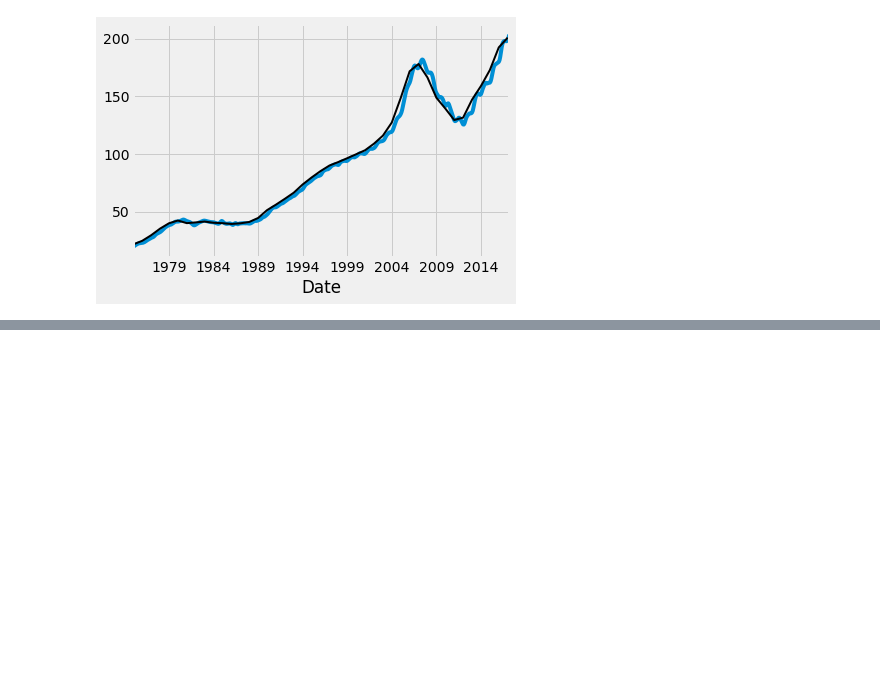
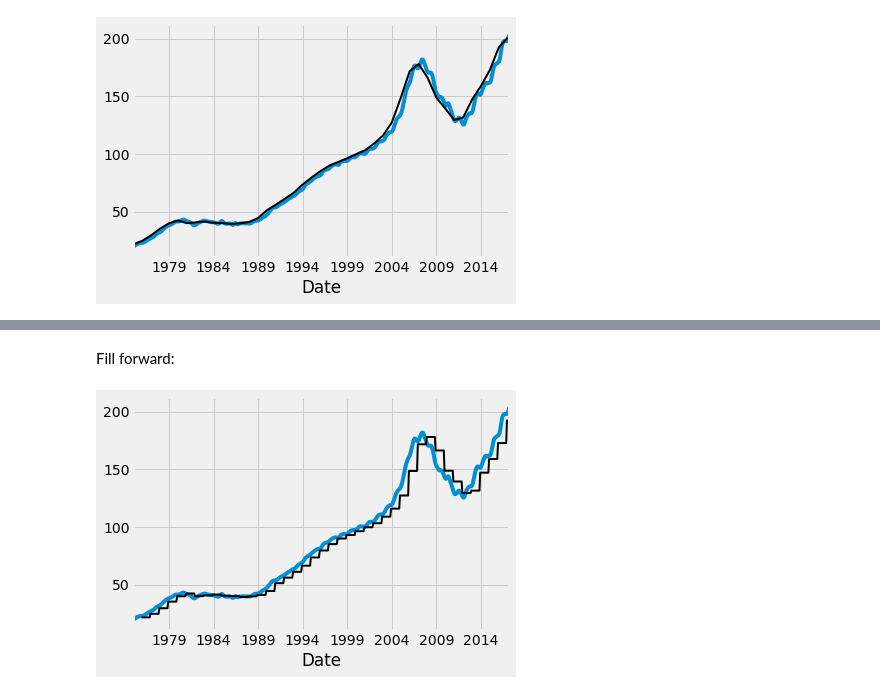
Before and after one commit to jaredconnor301/national_housing_price_analysis, a Jupyter notebook: real_estate_analysis.ipynb, the cells around one changed output, grey strips where cells are left out. Drawn from its saved outputs; the diff is of its cells as text; code cells hidden in the pictures; blank space fills up the shorter version.

```diff
--- a/real_estate_analysis.ipynb
+++ b/real_estate_analysis.ipynb
@@ -136,0 +203,7 @@ plt.show()
+# %%
+pickle_in = open("states_housing_index.pickle", "rb")
+HPI_data = pickle.load(pickle_in)
+
+HPI_data['OR_SA'] = HPI_data['OR'].resample('A').mean()
+HPI_data.fillna(method='ffill', inplace=True)
+print(HPI_data[['OR','OR_SA']])
@@ -136,0 +228,11 @@ plt.show()
+# %% [markdown]
+Fill forward:
+# %%
+fig = plt.figure()
+ax1 = plt.subplot2grid((1,1), (0,0))
+
+HPI_data['OR'].plot(ax=ax1)
+HPI_data['OR_SA'].plot(ax=ax1, linewidth=2, color='k')
+plt.show()
+# %% [output]
+[figure, added]
```
Also changed, not shown: parts of 33 cells of this notebook.
